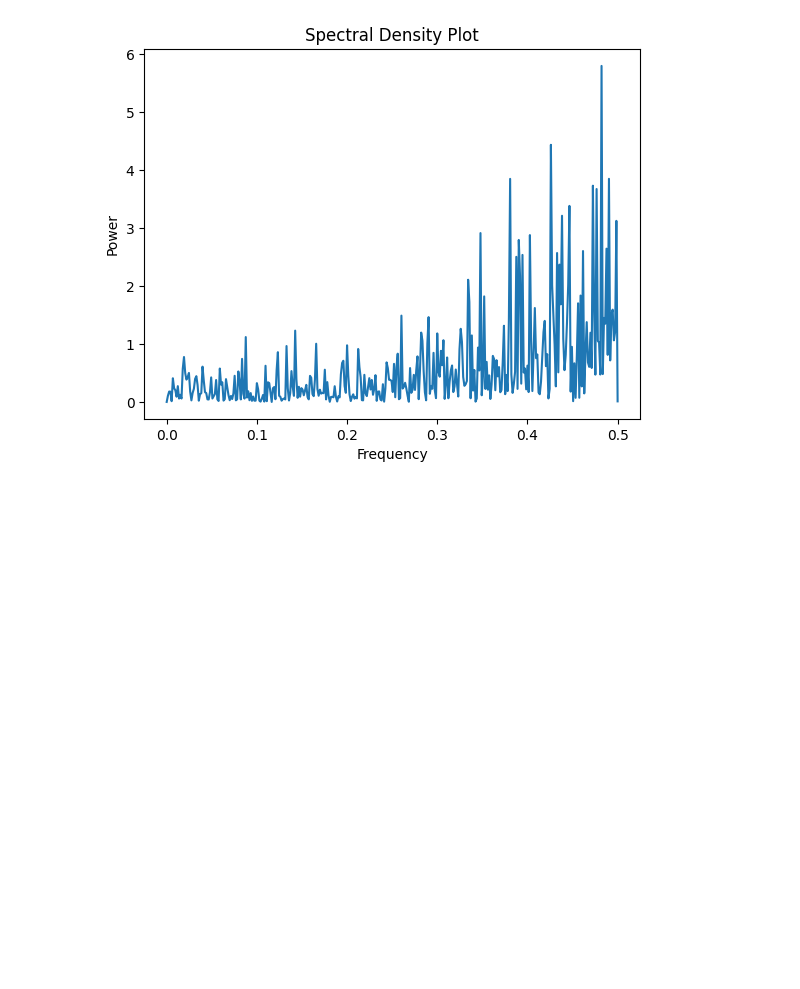
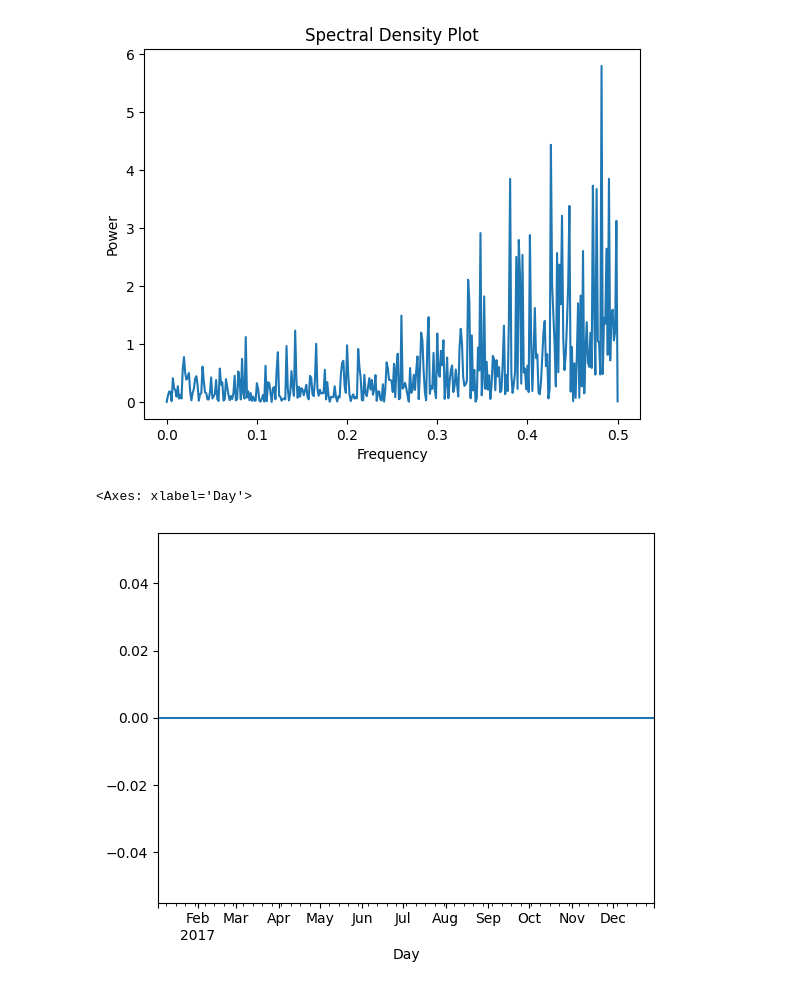
Before and after one commit to cfreeman22/D213, a Jupyter notebook: D213_task1.ipynb, the cells around one changed output. Saved outputs shown, nothing was run; the diff lists cells and outputs as text; code cells hidden in the pictures; blank space fills up the shorter version.

```diff
--- a/D213_task1.ipynb
+++ b/D213_task1.ipynb
@@ -249,3 +225,8 @@ plt.ylabel('Power')
 plt.show()
 # %% [output]
 [figure]
+# %%
+result.resid.plot()
+# %% [output]
+<Axes: xlabel='Day'>
+[figure, added]
```
Also changed, not shown: parts of 12 cells of this notebook.
